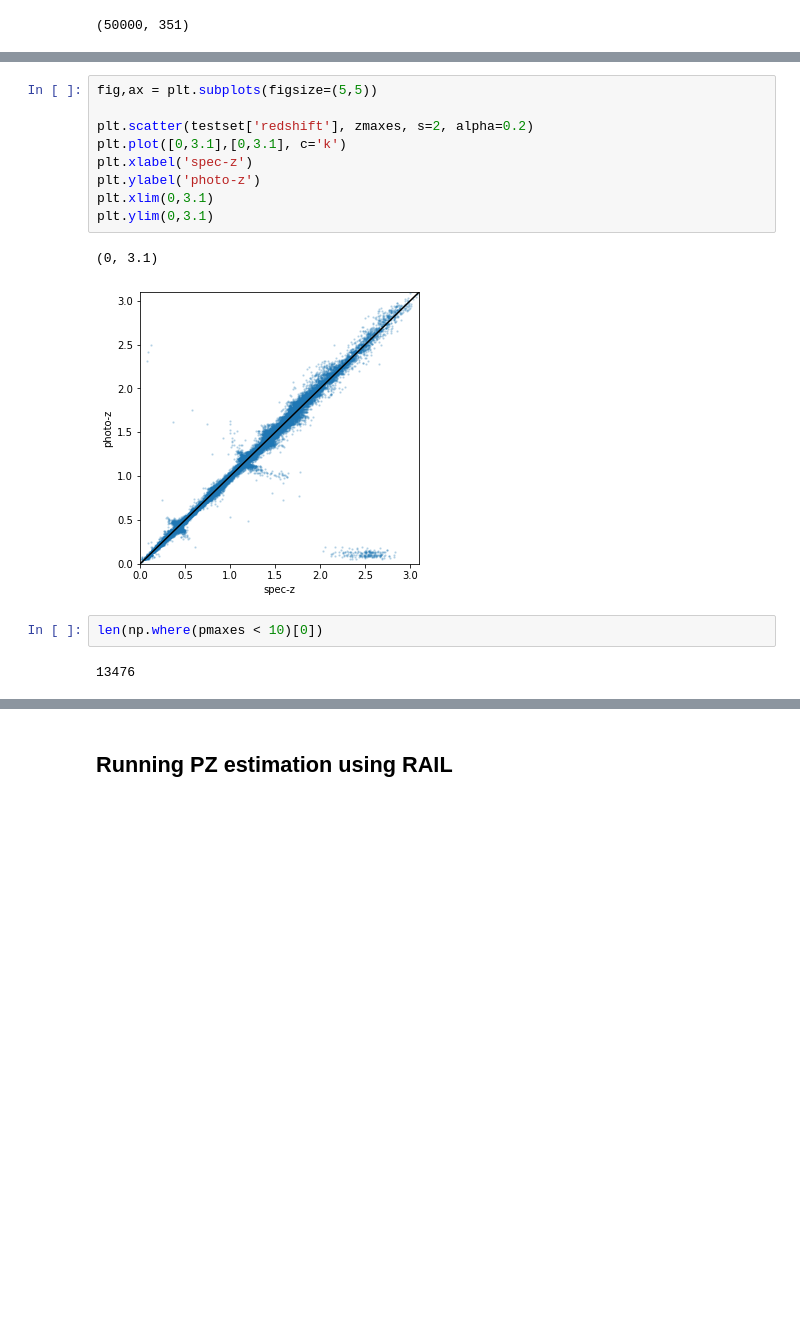
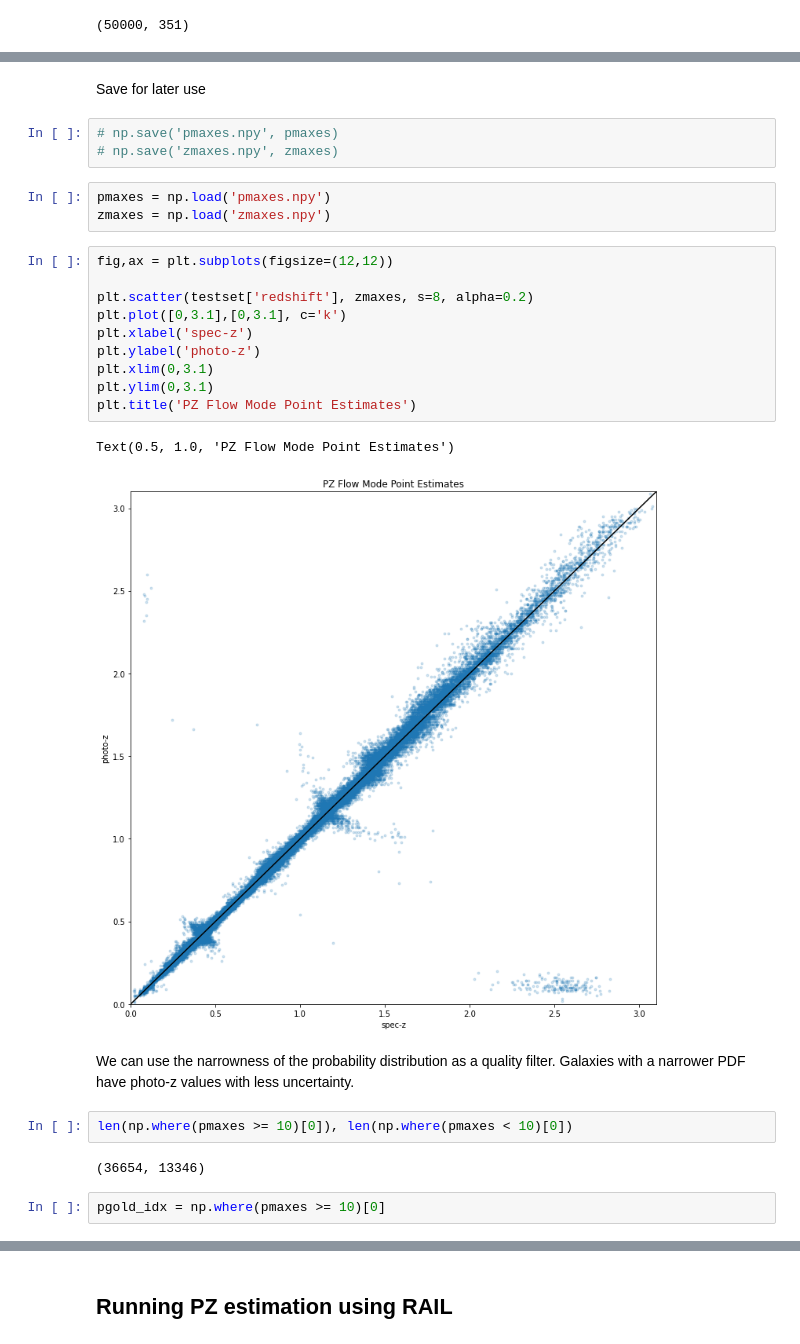
Before and after one commit to jfcrenshaw/pzflow-paper-2021, a Jupyter notebook: photo-z/pzflowRedshift.ipynb, the cells around one changed output, grey strips where cells are left out. Cells and saved outputs as stored; diff of their text form; blank space fills up the shorter version.

```diff
--- a/photo-z/pzflowRedshift.ipynb
+++ b/photo-z/pzflowRedshift.ipynb
@@ -441,16 +377,29 @@ Wall time: 55.4 s
+# %% [markdown]
+Save for later use
+# %%
+# np.save('pmaxes.npy', pmaxes)
+# np.save('zmaxes.npy', zmaxes)
+# %%
+pmaxes = np.load('pmaxes.npy')
+zmaxes = np.load('zmaxes.npy')
 # %%
-fig,ax = plt.subplots(figsize=(5,5))
+fig,ax = plt.subplots(figsize=(12,12))
 
-plt.scatter(testset['redshift'], zmaxes, s=2, alpha=0.2)
+plt.scatter(testset['redshift'], zmaxes, s=8, alpha=0.2)
 plt.plot([0,3.1],[0,3.1], c='k')
 plt.xlabel('spec-z')
 plt.ylabel('photo-z')
 plt.xlim(0,3.1)
 plt.ylim(0,3.1)
+plt.title('PZ Flow Mode Point Estimates')
 # %% [output]
-(0, 3.1)
+Text(0.5, 1.0, 'PZ Flow Mode Point Estimates')
-[figure, old version]
+[figure, new version]
+# %% [markdown]
+We can use the narrowness of the probability distribution as a quality filter. Galaxies with a narrower PDF have photo-z values with less uncertainty.
+# %%
+len(np.where(pmaxes >= 10)[0]), len(np.where(pmaxes < 10)[0])
+# %% [output]
+(36654, 13346)
 # %%
-len(np.where(pmaxes < 10)[0])
+pgold_idx = np.where(pmaxes >= 10)[0]
-# %% [output]
-13476
```
Also changed, not shown: parts of 213 cells of this notebook.
